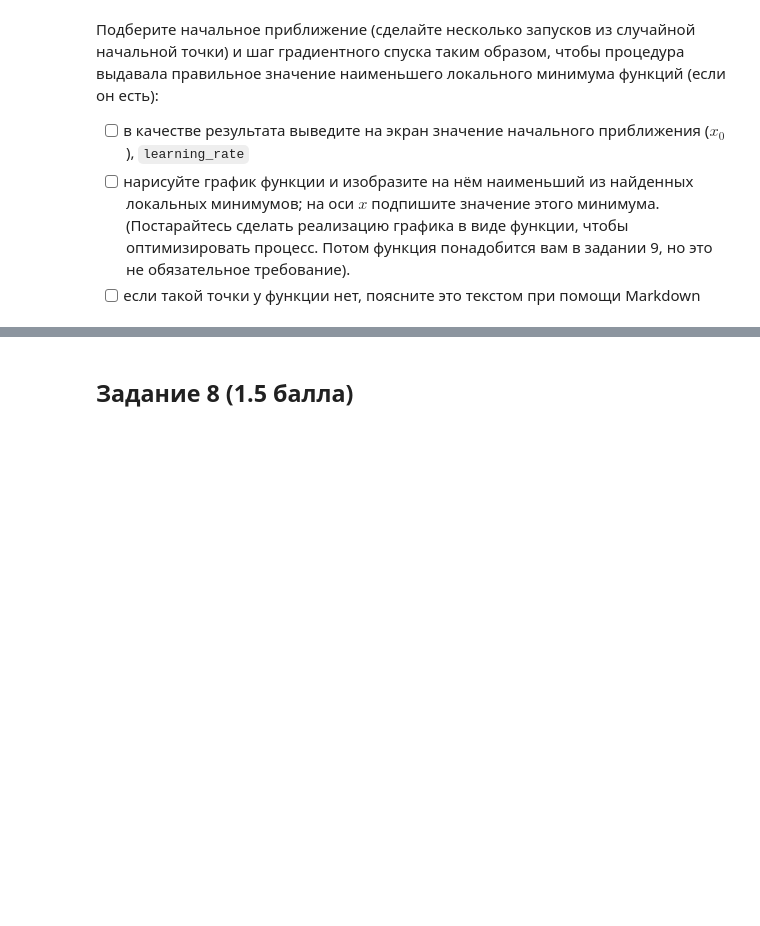
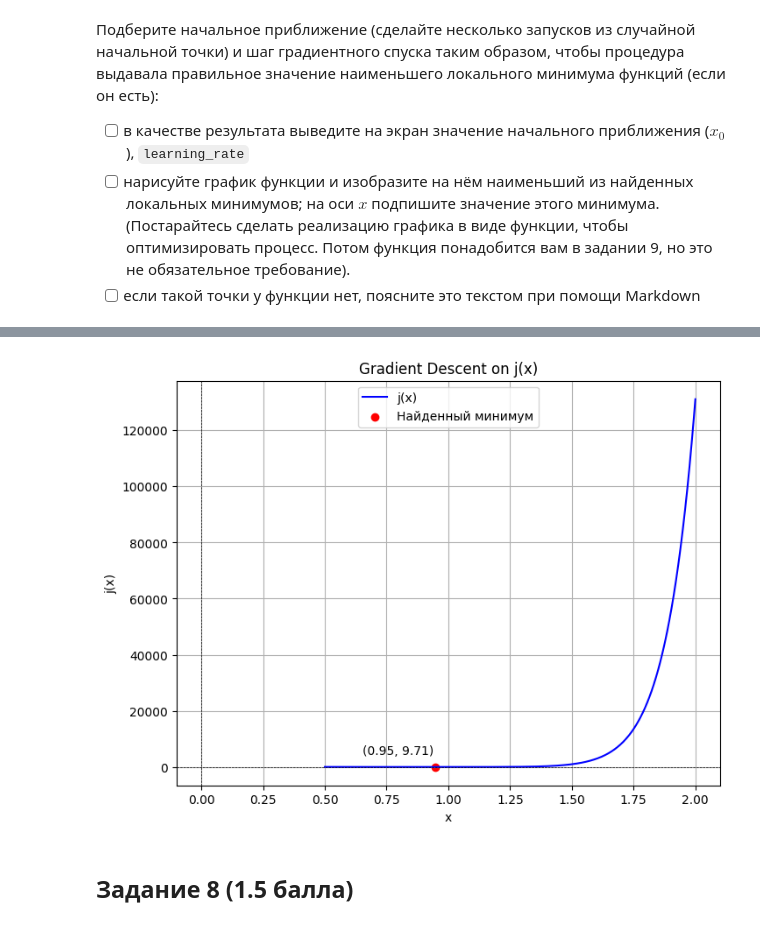
Before and after one commit to bobbobr/ml_hw, a Jupyter notebook: hw2/AI_HW2_GD_base.ipynb, the cells around one changed output, grey strips where cells are left out. Drawn from its saved outputs; the diff is of its cells as text; code cells hidden in the pictures; blank space fills up the shorter version.

```diff
--- a/hw2/AI_HW2_GD_base.ipynb
+++ b/hw2/AI_HW2_GD_base.ipynb
@@ -339,0 +417,86 @@ def gradient_descent(x_start, learning_rate, epsilon, num_iterations, detla):
+# %%
+def gradient_descent_for_j(f, x_start, learning_rate, epsilon, num_iterations, delta):
+    x = sp.Symbol('x')
+    x_curr = x_start
+    trace = [x_curr]
+    df_x = sp.diff(f, x)
+
+    for i in range(num_iterations):
+        grad_value = df_x.subs(x, x_curr)
+
+        if not isinstance(grad_value, (int, float, sp.Float)):
+            break
+
+        grad_value = float(grad_value)
+
+        if abs(grad_value) < delta:
+            print(f"Остановлено на итерации {i}: abs(grad) < delta")
+            return x_curr, trace
+
+        adaptive_lr = learning_rate / (1 + i * 0.01)
+        x_new = x_curr - adaptive_lr * grad_value
+
+        if x_new <= 0:
+            print(f"x вышел за границ.")
+            break
+
+        trace.append(float(x_new))
+
+        if abs(x_new - x_curr) < epsilon:
+            return x_new, trace
+
+        x_curr = x_new
+
+    print("Достигнуто максимальное число итераций")
+    return x_curr, trace
+
+def plot_function_and_minimum(f, x_range, x_min, f_min, title):
+    x_vals = np.linspace(*x_range, 500)
+    f_lambdified = sp.lambdify(sp.Symbol('x'), f, 'numpy')
+    y_vals = f_lambdified(x_vals)
+
+    plt.figure(figsize=(8, 6))
+    plt.plot(x_vals, y_vals, label=f"{title}(x)", color="blue")
+    plt.scatter([x_min], [f_min], color="red", label="Найденный минимум")
+    plt.axhline(0, color="black", linewidth=0.5, linestyle="--")
+    plt.axvline(0, color="black", linewidth=0.5, linestyle="--")
+    plt.annotate(f"({x_min:.2f}, {f_min:.2f})", (x_min, f_min),
+                 textcoords="offset points", xytext=(-30, 10), ha="center")
+    plt.title(f"Gradient Descent on {title}(x)")
+    plt.xlabel("x")
+    plt.ylabel(f"{title}(x)")
+    plt.legend()
+    plt.grid()
+    plt.show()
+
+x = sp.Symbol('x')
+j_expr = sp.sympify("1/x**5 + x**17 + 8")
+
+learning_rate = 0.01
+epsilon = 1e-6
+num_iterations = 1000
+delta = 1e-6
+
+best_min = float('inf')
+best_x0 = None
+
+for _ in range(10):
+    x0 = np.random.uniform(0.5, 2)
+    print(f"Начальная точка: {x0}")
+
+    min_val, trace = gradient_descent_for_j(j_expr, x0, learning_rate, epsilon, num_iterations, delta)
+
+    if isinstance(min_val, (int, float)) and min_val < best_min:
+        best_min = min_val
+        best_x0 = x0
+
+print(f"Лучшее начальное приближение (x0): {best_x0}")
+if isinstance(best_min, (int, float)) and np.isfinite(best_min):
+    print(f"Функция: j(x)")
+    print(f"Начальная точка (x_0): {best_x0}")
+    print(f"Найденный минимум: {best_min}")
+else:
+    print("Найденный минимум не является числом.")
+
+plot_function_and_minimum(j_expr, (0.5, 2), best_min, j_expr.subs(x, best_min), "j")
+# %% [output]
@@ -340,3 +520,4 @@ def gradient_descent(x_start, learning_rate, epsilon, num_iterations, detla):
+[figure, added]
 # %% [markdown]
 ## Задание 8 (1.5 балла)
 # %% [markdown]
```
Also changed, not shown: parts of 19 cells of this notebook.
